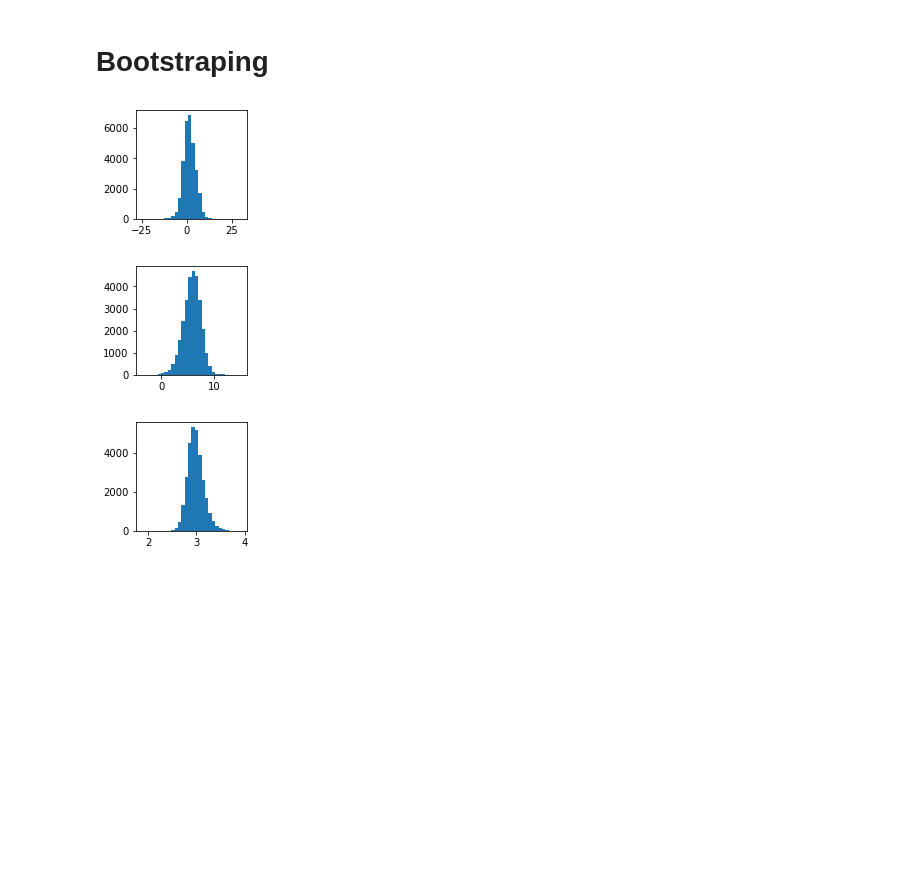
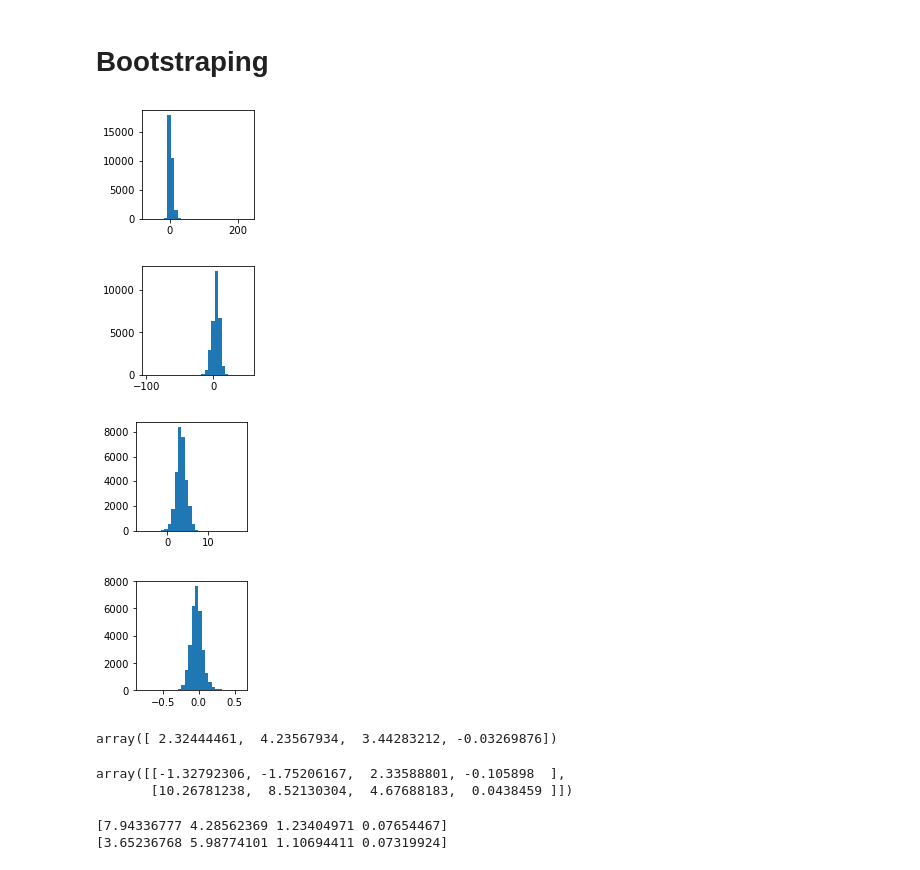
Before and after one commit to psalazarg02/MetodosComputacionales20222, a Jupyter notebook: Week8/IncertidumbreMinimosCuadrados.ipynb, the cells around one changed output. Saved outputs shown, nothing was run; the diff lists cells and outputs as text; code cells hidden in the pictures; blank space fills up the shorter version.

```diff
--- a/Week8/IncertidumbreMinimosCuadrados.ipynb
+++ b/Week8/IncertidumbreMinimosCuadrados.ipynb
@@ -192,8 +167,0 @@ Mean_Dist = GetBootstrapping(x,n=n)
-# %%
-for i in range(n+1):
-    fig = plt.figure(figsize=(2,2))
-    plt.hist( Mean_Dist[:,i], bins=30 )
-# %% [output]
-[figure, removed]
-[figure, removed]
-[figure, removed]
@@ -199,0 +190,30 @@ for i in range(n+1):
+# %%
+Mean_Dist = GetBootstrapping(x,n=3)
+# %%
+for i in range(3+1):
+    fig = plt.figure(figsize=(2,2))
+    plt.hist( Mean_Dist[:,i], bins=30 )
+# %% [output]
+[figure, added]
+[figure, added]
+[figure, added]
+[figure, added]
+# %%
+mean = np.percentile(Mean_Dist, 50, axis=0 )
+mean
+# %% [output]
+array([ 2.32444461,  4.23567934,  3.44283212, -0.03269876])
+# %%
+q1 = np.quantile( a = Mean_Dist, q=[0.16,0.84], axis=0 )
+q1
+# %% [output]
+array([[-1.32792306, -1.75206167,  2.33588801, -0.105898  ],
+       [10.26781238,  8.52130304,  4.67688183,  0.0438459 ]])
+# %%
+errorsup = q1[1] - mean
+errorinf = mean - q1[0]
+print(errorsup)
+print(errorinf)
+# %% [output]
+[7.94336777 4.28562369 1.23404971 0.07654467]
+[3.65236768 5.98774101 1.10694411 0.07319924]
```
Also changed, not shown: parts of 15 cells of this notebook.
